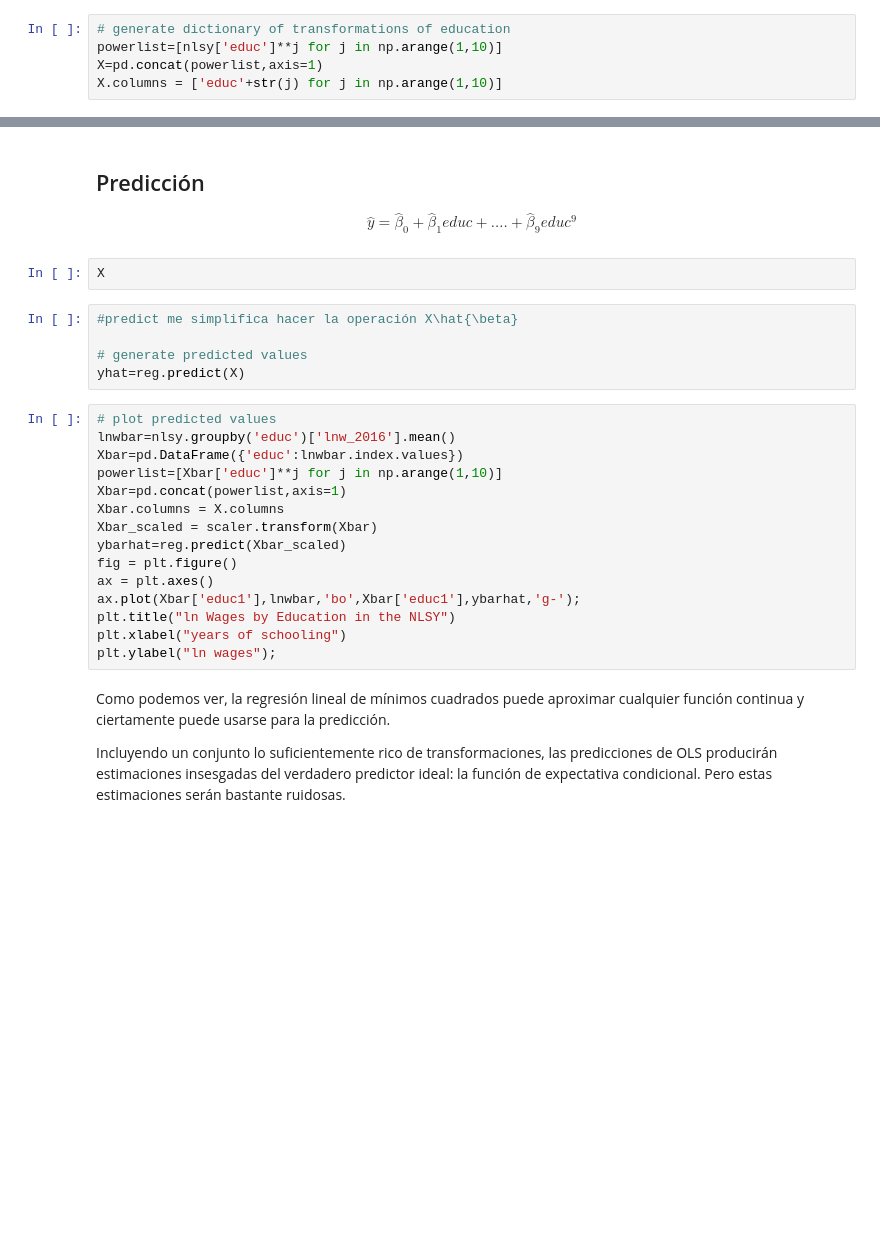
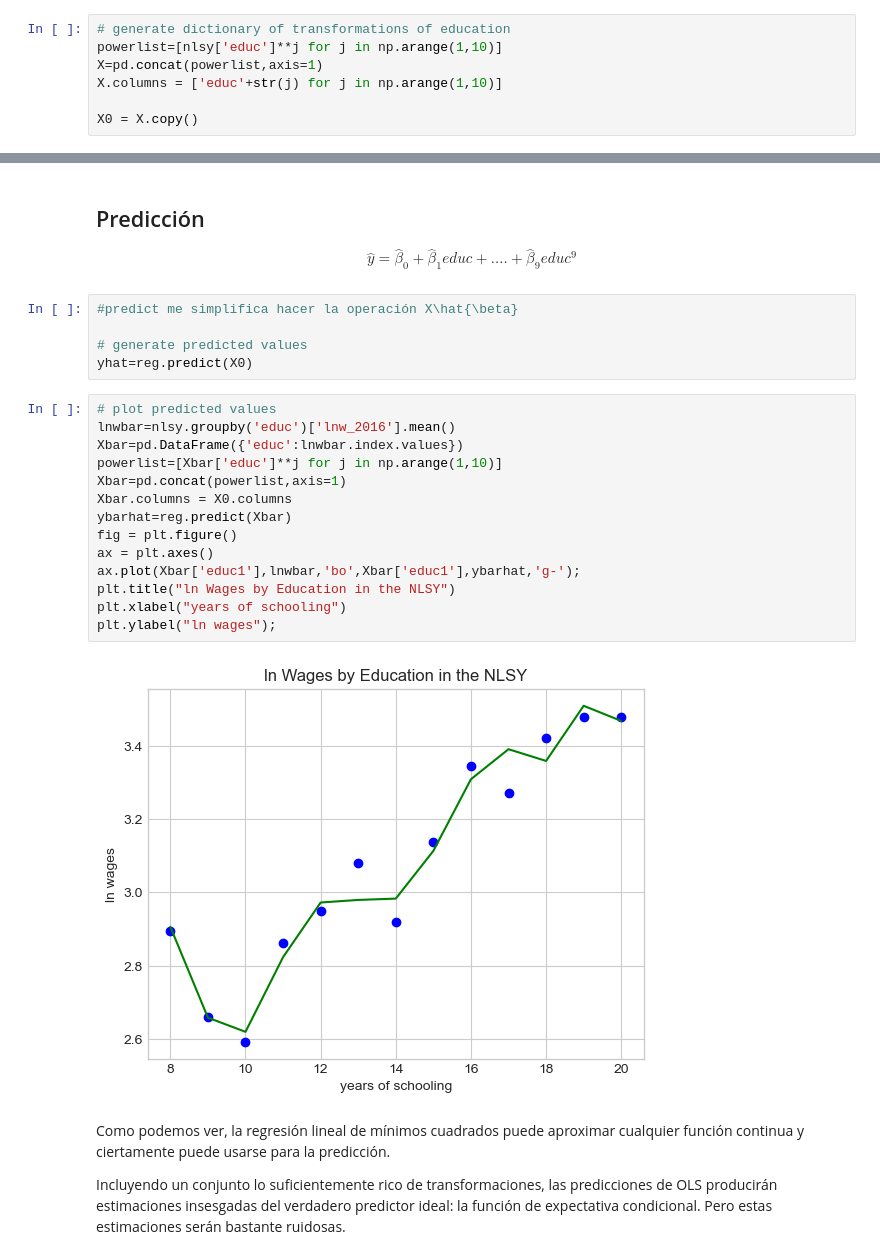
Before and after one commit to ignaciomsarmiento/ML_UNLP_Lectures, a Jupyter notebook: Week01/Notebook_SS01_CE.ipynb, the cells around one changed output, grey strips where cells are left out. Drawn from its saved outputs; the diff is of its cells as text; blank space fills up the shorter version.

```diff
--- a/Week01/Notebook_SS01_CE.ipynb
+++ b/Week01/Notebook_SS01_CE.ipynb
@@ -57,3 +58,5 @@ nlsy.head()
 powerlist=[nlsy['educ']**j for j in np.arange(1,10)]
 X=pd.concat(powerlist,axis=1)
 X.columns = ['educ'+str(j) for j in np.arange(1,10)]
+
+X0 = X.copy()
@@ -124,28 +113,27 @@ print(reg_statsmodels.summary())
 $$
 \hat{y} = \hat{\beta}_0 +  \hat{\beta}_1 educ + .... +  \hat{\beta}_{9} educ^{9}
 $$
-# %%
-X
 # %%
 #predict me simplifica hacer la operación X\hat{\beta}
 
 # generate predicted values
-yhat=reg.predict(X)
+yhat=reg.predict(X0)
 # %%
 # plot predicted values
 lnwbar=nlsy.groupby('educ')['lnw_2016'].mean()
 Xbar=pd.DataFrame({'educ':lnwbar.index.values})
 powerlist=[Xbar['educ']**j for j in np.arange(1,10)]
 Xbar=pd.concat(powerlist,axis=1)
-Xbar.columns = X.columns
-Xbar_scaled = scaler.transform(Xbar)
-ybarhat=reg.predict(Xbar_scaled)
+Xbar.columns = X0.columns
+ybarhat=reg.predict(Xbar)
 fig = plt.figure()
 ax = plt.axes()
 ax.plot(Xbar['educ1'],lnwbar,'bo',Xbar['educ1'],ybarhat,'g-');
 plt.title("ln Wages by Education in the NLSY")
 plt.xlabel("years of schooling")
 plt.ylabel("ln wages");
+# %% [output]
+[figure, added]
 # %% [markdown]
 Como podemos ver, la regresión lineal de mínimos cuadrados puede aproximar cualquier función continua y ciertamente puede usarse para la predicción.
 
```
Also changed, not shown: parts of 5 cells of this notebook, 1 other file.
